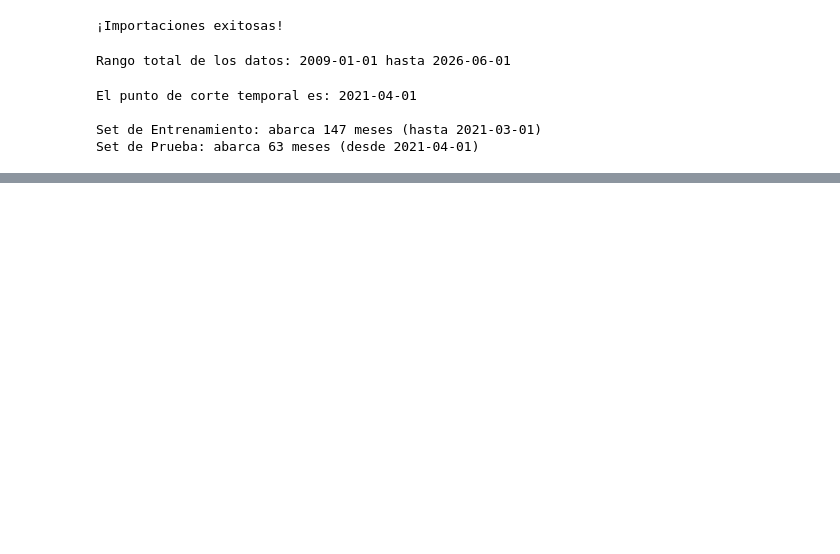
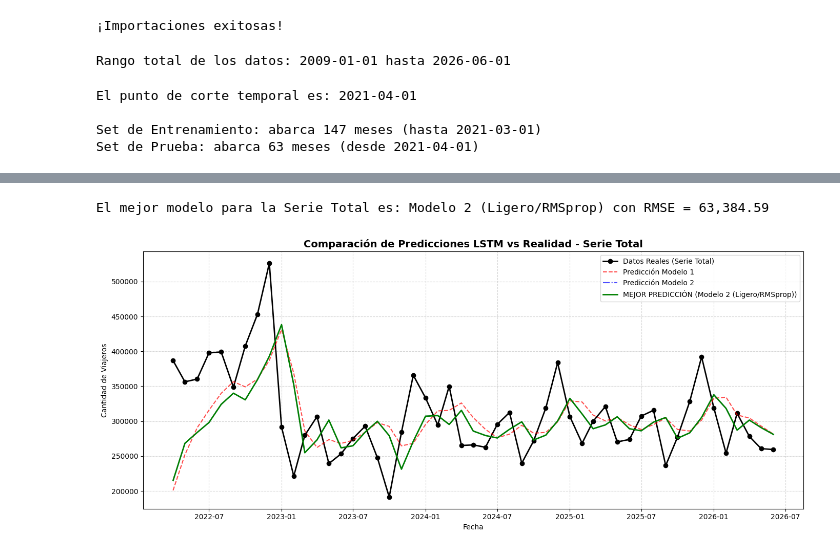
Before and after one commit to GAOV314/Laboratorio2_DataScience, a Jupyter notebook: LSTM_deepLearning.ipynb, the cells around one changed output, grey strips where cells are left out. Saved outputs shown, nothing was run; the diff lists cells and outputs as text; code cells hidden in the pictures; blank space fills up the shorter version.

```diff
--- a/LSTM_deepLearning.ipynb
+++ b/LSTM_deepLearning.ipynb
@@ -313,0 +463,34 @@ Evidencia Numérica (Alto margen de error): El modelo LSTM obtuvo un RMSE de 103
+# %%
+# COMPARACIÓN VISUAL Y SELECCIÓN
+
+# Identificar el mejor modelo basado en RMSE
+if metricas_m1_tot['RMSE'] < metricas_m2_tot['RMSE']:
+    mejor_modelo_nombre = "Modelo 1 (Profundo/Adam)"
+    mejor_pred_tot = pred_1_tot
+    mejor_rmse = metricas_m1_tot['RMSE']
+else:
+    mejor_modelo_nombre = "Modelo 2 (Ligero/RMSprop)"
+    mejor_pred_tot = pred_2_tot
+    mejor_rmse = metricas_m2_tot['RMSE']
+
+print(f"El mejor modelo para la Serie Total es: {mejor_modelo_nombre} con RMSE = {mejor_rmse:,.2f}")
+
+# Gráfica Final Comparativa
+fechas_pred_tot = serie_total_test.index[pasos_total:]
+
+plt.figure(figsize=(14, 6))
+plt.plot(fechas_pred_tot, y_test_real_tot, label='Datos Reales (Serie Total)', color='black', marker='o', linewidth=2)
+plt.plot(fechas_pred_tot, pred_1_tot, label='Predicción Modelo 1', color='red', linestyle='--', alpha=0.7)
+plt.plot(fechas_pred_tot, pred_2_tot, label='Predicción Modelo 2', color='blue', linestyle='-.', alpha=0.7)
+plt.plot(fechas_pred_tot, mejor_pred_tot, label=f'MEJOR PREDICCIÓN ({mejor_modelo_nombre})', color='green', linewidth=2)
+
+plt.title(f'Comparación de Predicciones LSTM vs Realidad - Serie Total', fontsize=14, fontweight='bold')
+plt.xlabel('Fecha')
+plt.ylabel('Cantidad de Viajeros')
+plt.legend()
+plt.grid(True, linestyle='--', alpha=0.5)
+plt.tight_layout()
+plt.show()
+# %% [output]
+El mejor modelo para la Serie Total es: Modelo 2 (Ligero/RMSprop) con RMSE = 63,384.59
+[figure, added]
```
Also changed, not shown: parts of 49 cells of this notebook.
